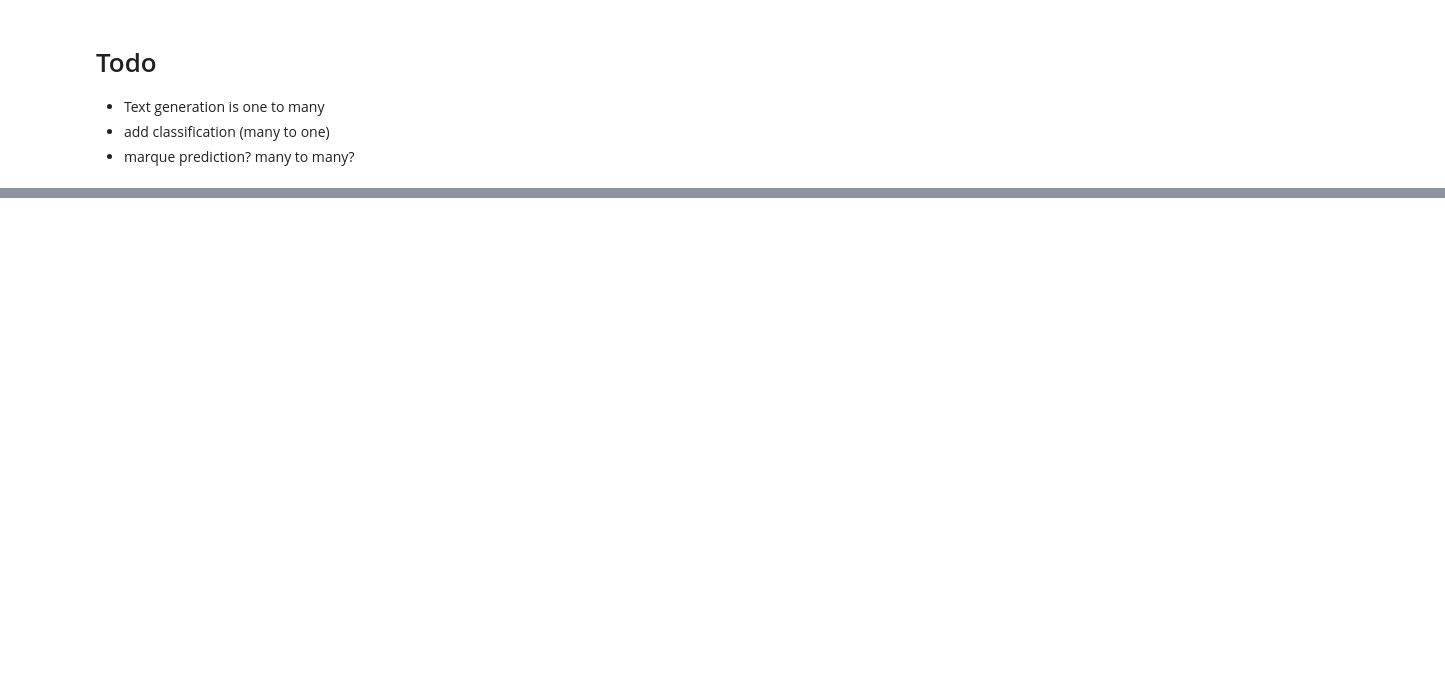
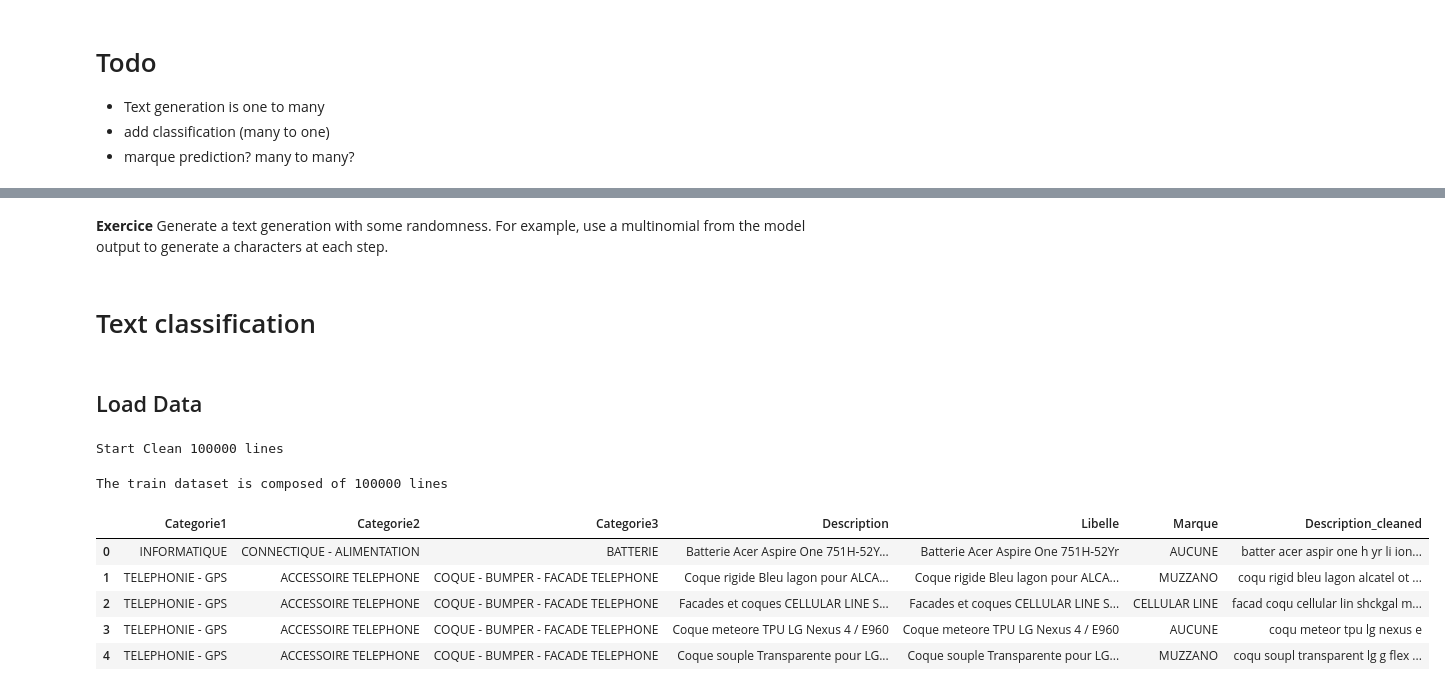
Before and after one commit to wikistat/AI-Frameworks, a Jupyter notebook: Text/3_recurrent_neural_network.ipynb, the cells around one changed output, grey strips where cells are left out. Cells and saved outputs as stored; diff of their text form; code cells hidden in the pictures; blank space fills up the shorter version.

Commit message:
All slides text ok with video

```diff
--- a/Text/3_recurrent_neural_network.ipynb
+++ b/Text/3_recurrent_neural_network.ipynb
@@ -163,0 +620,2 @@ print(x_pred_str)
+# %% [markdown]
+**Exercice** Generate a text generation with some randomness. For example, use a multinomial from the model output to generate a characters at each step.
@@ -163,0 +624,2 @@ print(x_pred_str)
+# %% [markdown]
+# Text classification
@@ -163,0 +632,17 @@ print(x_pred_str)
+# %% [markdown]
+## Load Data
+# %%
+ct = CleanText()
+data = pd.read_csv("data/cdiscount_train.csv.zip",sep=",", nrows=100000)
+ct.clean_df_column(data, "Description", "Description_cleaned")
+print("The train dataset is composed of %d lines" %data.shape[0])
+data.head(5)
+# %% [output]
+Start Clean 100000 lines
+The train dataset is composed of 100000 lines
+|  | Categorie1 | Categorie2 | Categorie3 | Description | Libelle | Marque | Description_cleaned |
+| 0 | INFORMATIQUE | CONNECTIQUE - ALIMENTATION | BATTERIE | Batterie Acer Aspire One 751H-52Y... | Batterie Acer Aspire One 751H-52Yr | AUCUNE | batter acer aspir one h yr li ion... |
+| 1 | TELEPHONIE - GPS | ACCESSOIRE TELEPHONE | COQUE - BUMPER - FACADE TELEPHONE | Coque rigide Bleu lagon pour ALCA... | Coque rigide Bleu lagon pour ALCA... | MUZZANO | coqu rigid bleu lagon alcatel ot ... |
+| 2 | TELEPHONIE - GPS | ACCESSOIRE TELEPHONE | COQUE - BUMPER - FACADE TELEPHONE | Facades et coques CELLULAR LINE S... | Facades et coques CELLULAR LINE S... | CELLULAR LINE | facad coqu cellular lin shckgal m... |
+| 3 | TELEPHONIE - GPS | ACCESSOIRE TELEPHONE | COQUE - BUMPER - FACADE TELEPHONE | Coque meteore TPU LG Nexus 4 / E960 | Coque meteore TPU LG Nexus 4 / E960 | AUCUNE | coqu meteor tpu lg nexus e |
+| 4 | TELEPHONIE - GPS | ACCESSOIRE TELEPHONE | COQUE - BUMPER - FACADE TELEPHONE | Coque souple Transparente pour LG... | Coque souple Transparente pour LG... | MUZZANO | coqu soupl transparent lg g flex ... |
```
Also changed, not shown: parts of 135 cells of this notebook, 24 other files.
